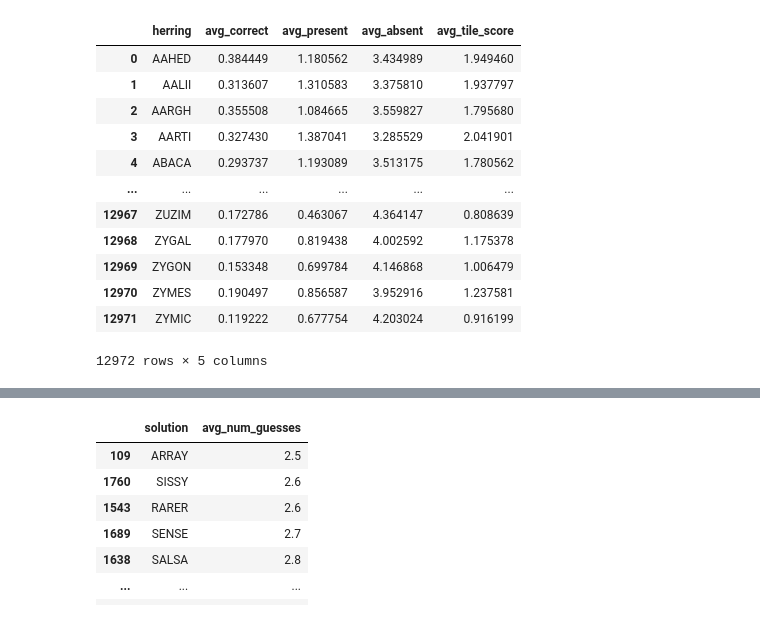
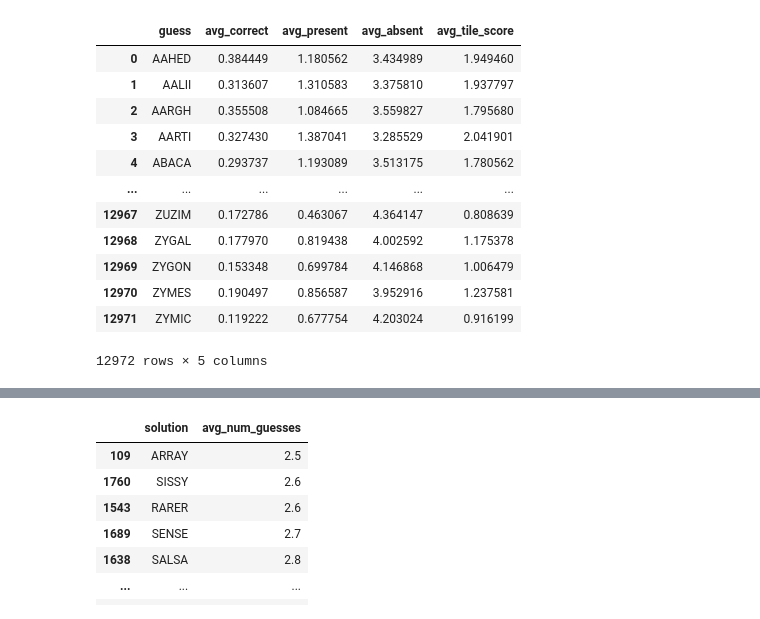
Before and after one commit to sejaldua/wordle-analysis, a Jupyter notebook: analysis.ipynb, the cells around one changed output, grey strips where cells are left out. Saved outputs shown, nothing was run; the diff lists cells and outputs as text; code cells hidden in the pictures.

```diff
--- a/analysis.ipynb
+++ b/analysis.ipynb
@@ -12,41 +12,41 @@ tqdm.pandas()
 orig_solutions = pd.read_csv('mystery_words.csv', header=None)[0].to_list()
 orig_solutions = list(map(lambda x: x.upper(), orig_solutions))
 solutions = list(map(lambda x: list(x), orig_solutions))
-orig_herrings = pd.read_csv('guessable_words.csv', header=None)[0].to_list()
-orig_herrings = list(map(lambda x: x.upper(), orig_herrings))
-herrings = list(map(lambda x: list(x), orig_herrings))
+orig_guesses = pd.read_csv('guessable_words.csv', header=None)[0].to_list()
+orig_guesses = list(map(lambda x: x.upper(), orig_guesses))
+guesses = list(map(lambda x: list(x), orig_guesses))
 # %%
-def process_guess(herring, solution):
+def process_guess(guess, solution):
     score = []
-    for i, letter in enumerate(herring):
+    for i, letter in enumerate(guess):
         # right letter, right place
-        if herring[i] == solution[i]:
+        if guess[i] == solution[i]:
             score.append(2)
         # right letter, wrong place
         elif letter in solution:
             score.append(1)
         # wrong letter, wrong place
         else:
             score.append(0)
     return score
 
-def simulate_guess_for_all_solutions(herring, solution_pool):
+def simulate_guess_for_all_solutions(guess, solution_pool):
     heuristics = {'correct': [], 'present': [], 'absent': [], 'tile_score': []}
     for solution in solution_pool:
-        score = process_guess(herring, solution)
+        score = process_guess(guess, solution)
         heuristics['correct'].append(score.count(2))
         heuristics['present'].append(score.count(1))
         heuristics['absent'].append(score.count(0))
         heuristics['tile_score'].append(sum(score))
     avg_heuristics = {k: np.mean(v) for k, v in heuristics.items()}
     return avg_heuristics.values()
 
-herring_df =  pd.DataFrame(orig_herrings, columns=['herring'])
-herring_df['avg_correct'], herring_df['avg_present'], herring_df['avg_absent'], herring_df['avg_tile_score'] = zip(*herring_df['herring'].progress_apply(lambda x: simulate_guess_for_all_solutions(x, orig_solutions)))
-orig_herring_df = herring_df
-orig_herring_df
+guess_df =  pd.DataFrame(orig_guesses, columns=['guess'])
+guess_df['avg_correct'], guess_df['avg_present'], guess_df['avg_absent'], guess_df['avg_tile_score'] = zip(*guess_df['guess'].progress_apply(lambda x: simulate_guess_for_all_solutions(x, orig_solutions)))
+orig_guess_df = guess_df
+orig_guess_df
 # %% [output]
-|  | herring | avg_correct | avg_present | avg_absent | avg_tile_score |
+|  | guess | avg_correct | avg_present | avg_absent | avg_tile_score |
 | 0 | AAHED | 0.384449 | 1.180562 | 3.434989 | 1.949460 |
 | 1 | AALII | 0.313607 | 1.310583 | 3.375810 | 1.937797 |
 | 2 | AARGH | 0.355508 | 1.084665 | 3.559827 | 1.795680 |
```
Also changed, not shown: parts of 6 cells of this notebook, 2 other files.
